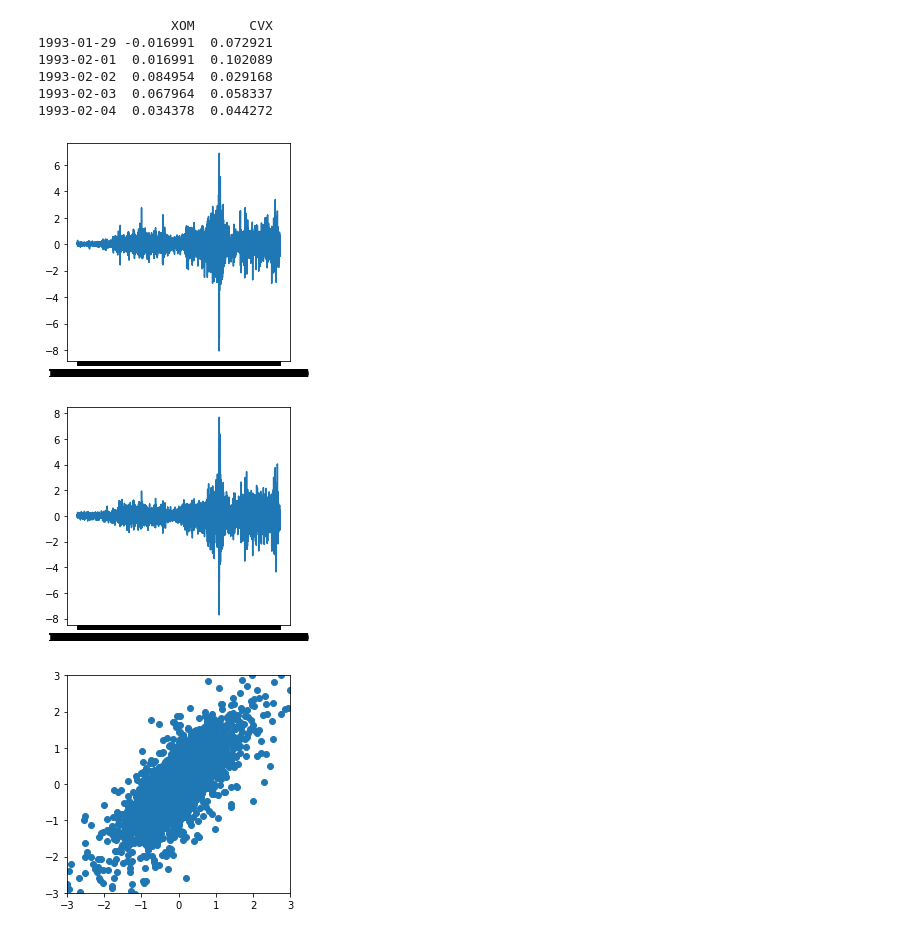
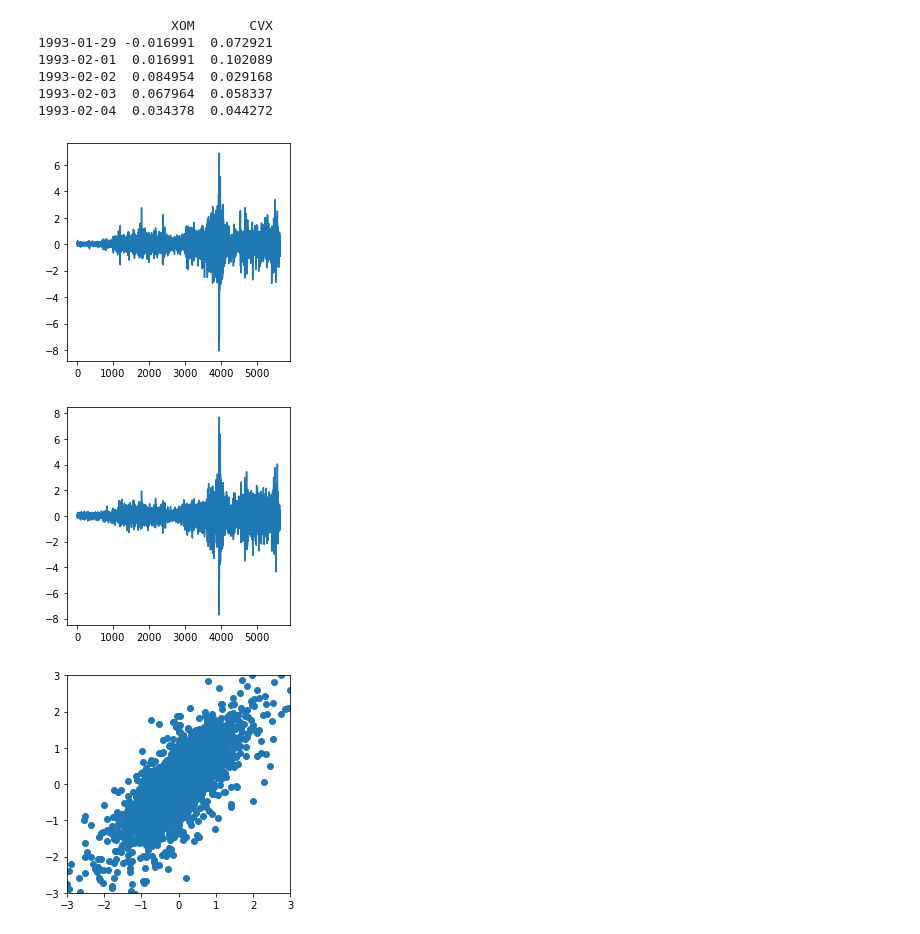
Before and after one commit to meticulousdev/StatisticsWithPython, a Jupyter notebook: PracticalStatistics/chap07/pca_example.ipynb, the cells around one changed output. Saved outputs shown, nothing was run; the diff lists cells and outputs as text; code cells hidden in the pictures.

```diff
--- a/PracticalStatistics/chap07/pca_example.ipynb
+++ b/PracticalStatistics/chap07/pca_example.ipynb
@@ -19,18 +21,20 @@ print(oil_px.head())
 1993-02-02  0.084954  0.029168
 1993-02-03  0.067964  0.058337
 1993-02-04  0.034378  0.044272
+# %%
+oil_x = [i for i in range(len(oil_px.index))]
 # %%
 plt.figure('original', figsize=(4, 4))
-plt.plot(oil_px['XOM'])
+plt.plot(oil_x, oil_px['XOM'])
 plt.show()
 # %% [output]
-[figure, old version]
+[figure, new version]
 # %%
 plt.figure('original', figsize=(4, 4))
-plt.plot(oil_px['CVX'])
+plt.plot(oil_x, oil_px['CVX'])
 plt.show()
 # %% [output]
-[figure, old version]
+[figure, new version]
 # %%
 plt.figure('original', figsize=(4, 4))
 plt.scatter(oil_px['XOM'], oil_px['CVX'])
```
Also changed, not shown: parts of 10 cells of this notebook.
